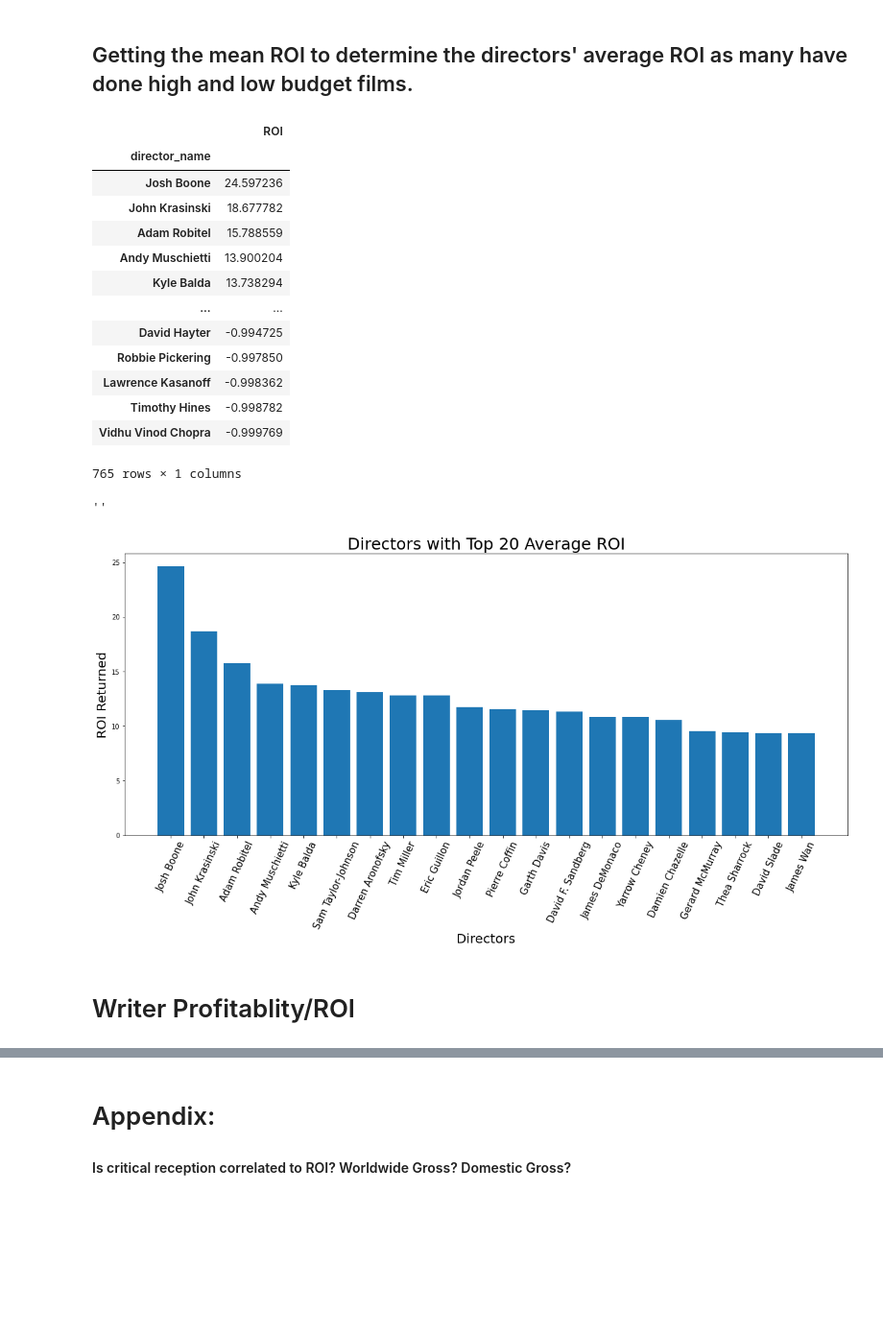
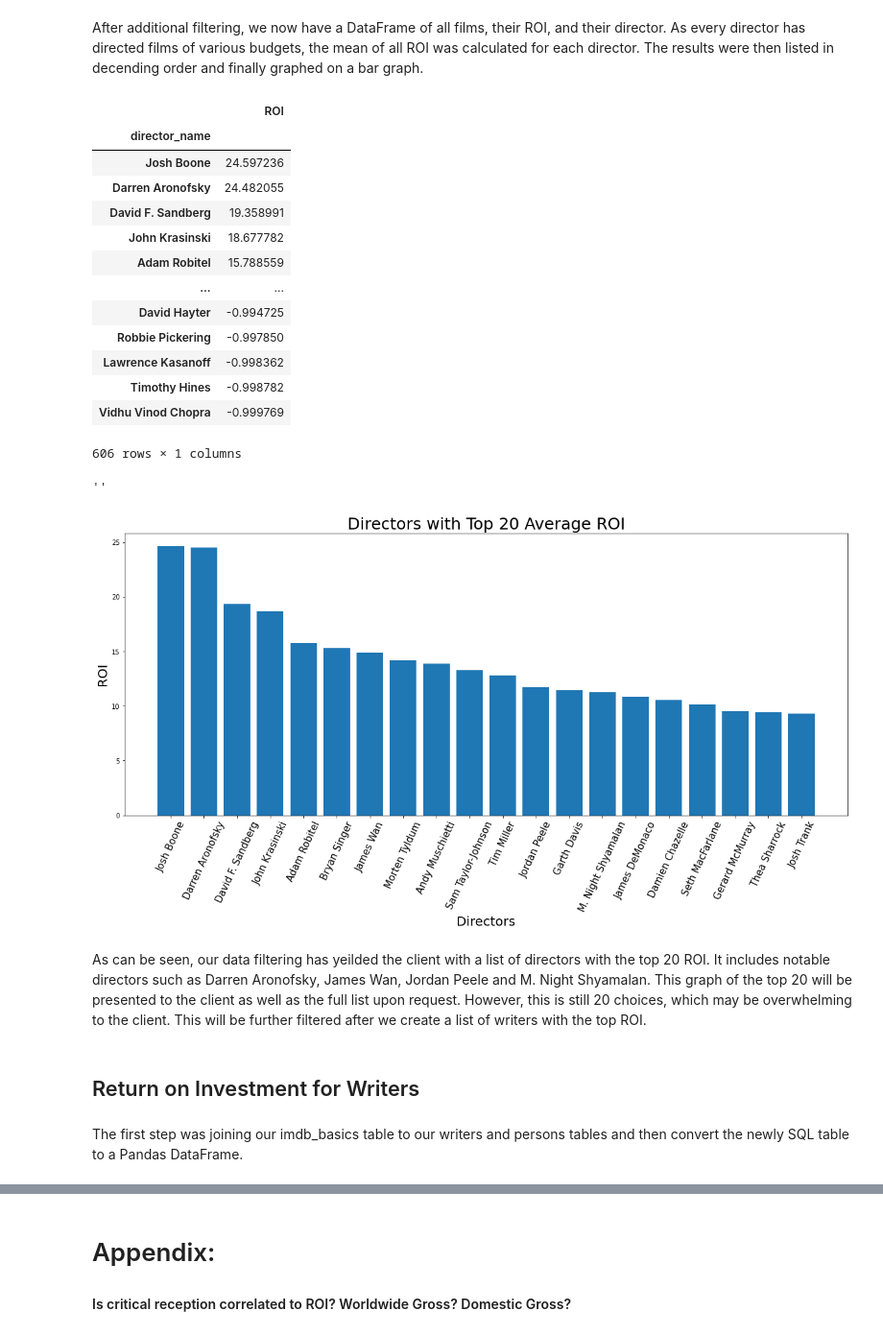
Before and after one commit to soohojp/Phase-1-Project-Best-Team-, a Jupyter notebook: goal_2.ipynb, the cells around one changed output, grey strips where cells are left out. Shown at 96% size. Cells and saved outputs as stored; diff of their text form; code cells hidden in the pictures; blank space fills up the shorter version.

Commit message:
added a lot of markdown for easier README-ing and added a new dataset, graph, and finalized suggestion on who to hire

```diff
--- a/goal_2.ipynb
+++ b/goal_2.ipynb
@@ -7,19 +16,15 @@ from matplotlib import pyplot as plt
 # %%
-tn_movie = pd.read_csv('zippedData/tn.movie_budgets.csv.gz')
-
-
-
 tn_movie = pd.read_csv('zippedData/tn.movie_budgets.csv.gz')
 tn_movie
 
-# remove all $ and commas for domestic gross, worldwide gross, and production budget
+#Remove all $ and commas for domestic gross, worldwide gross, and production budget
 
 tn_movie["production_budget"]=tn_movie["production_budget"].map(lambda x: int(x.replace(',', '').replace('$', '')))
 tn_movie["domestic_gross"]=tn_movie["domestic_gross"].map(lambda x: int(x.replace(',', '').replace('$', '')))
 tn_movie["worldwide_gross"]=tn_movie["worldwide_gross"].map(lambda x: int(x.replace(',', '').replace('$', '')))
 
 
-#Add ROI column
+#Add ROI column - defined as (worldwide_gross - budget)/(worldwide_gross)
 tn_movie["ROI"]= (tn_movie["worldwide_gross"]- tn_movie["production_budget"])/    \
          tn_movie["production_budget"]
 
@@ -27,7 +32,7 @@ tn_movie["ROI"]= (tn_movie["worldwide_gross"]- tn_movie["production_budget"])/
 
 tn_movie["start_year"] = tn_movie["release_date"].map(lambda x: int(x[-4:]))
 
-#eliminate any worldwide gross columns that = 0
+#Eliminate any worldwide gross columns that = 0
 
 tn_movie = tn_movie [tn_movie .worldwide_gross != 0]
 
@@ -71,0 +81,3 @@ directors = directors.drop_duplicates()
+# %%
+d_info_all = pd.merge(left= imdb_basics, right = directors, how = "inner", left_on=["start_year","movie"],\
+                  right_on=["start_year","title"])
@@ -72,9 +92,8 @@ directors = directors.drop_duplicates()
 # %%
-d_info_all = pd.merge(left= tn_movie, right = directors, how = "inner", left_on=["start_year","movie"],\
-                  right_on=["start_year","title"])
 
-#Filter out the dead and lower mid budget (less than $10 mil)
-dia = d_info_all[(d_info_all["dead"].isna()) & (d_info_all["production_budget"]>= 10000000)]
+#Filter out the deceased and lower mid budget (btw $10 mil and 65 $mil)
+dia = d_info_all[(d_info_all["dead"].isna()) & (d_info_all["production_budget"]>= 10000000) \
+                 & (d_info_all["production_budget"]<= 65000000)]
 
 #Give us the column we want
 dia2 = dia[["movie", "ROI", "director_name"]]
@@ -96,5 +115,5 @@ dia2.sort_values(by = ["ROI"], ascending = False)
-# %% [markdown]
-## Getting the mean ROI to determine the directors' average ROI as many have done high and low budget films.
+# %% [markdown]
+After additional filtering, we now have a DataFrame of all films, their ROI, and their director. As every director has directed films of various budgets, the mean of all ROI was calculated for each director. The results were then listed in decending order and finally graphed on a bar graph.
 # %%
 d_roi = dia2.groupby(['director_name']).mean().sort_values(by=["ROI"], ascending = False)
 d_roi
@@ -102,37 +121,41 @@ d_roi
 |  | ROI |
 | director_name |  |
 | Josh Boone | 24.597236 |
+| Darren Aronofsky | 24.482055 |
+| David F. Sandberg | 19.358991 |
 | John Krasinski | 18.677782 |
 | Adam Robitel | 15.788559 |
-| Andy Muschietti | 13.900204 |
-| Kyle Balda | 13.738294 |
 | ... | ... |
 | David Hayter | -0.994725 |
 | Robbie Pickering | -0.997850 |
 | Lawrence Kasanoff | -0.998362 |
 | Timothy Hines | -0.998782 |
 | Vidhu Vinod Chopra | -0.999769 |
-765 rows × 1 columns
+606 rows × 1 columns
 # %%
 fig, ax = plt.subplots(figsize = (20,8))
 
 d_roi2 = d_roi.head(20)
 
 ax.bar(
     x=d_roi2.index,
     height=d_roi2["ROI"]
 )
 plt.xticks(fontsize = 15, rotation = 65)
 ax.set_title("Directors with Top 20 Average ROI", fontsize = 25)
 ax.set_xlabel("Directors", fontsize =20)
-ax.set_ylabel("ROI Returned", fontsize =20)
+ax.set_ylabel("ROI", fontsize =20)
 # plt.savefig('director_roi.png')
 ;
 # %% [output]
 ''
-[figure, old version]
+[figure, new version]
-# %% [markdown]
-# Writer Profitablity/ROI
+# %% [markdown]
+As can be seen, our data filtering has yeilded the client with a list of  directors with the top 20 ROI. It includes notable directors such as Darren Aronofsky, James Wan, Jordan Peele and M. Night Shyamalan. This graph of the top 20 will be presented to the client as well as the full list upon request. However, this is still 20 choices, which may be overwhelming to the client. This will be further filtered after we create a list of writers with the top ROI.
+# %% [markdown]
+## Return on Investment for Writers
+# %% [markdown]
+The first step was joining our imdb_basics table to our writers and persons tables and then convert the newly SQL table to a Pandas DataFrame.
 # %%
 movie_to_writer = """
 SELECT mb.primary_title AS title,
```
Also changed, not shown: parts of 43 cells of this notebook, 8 other files.
